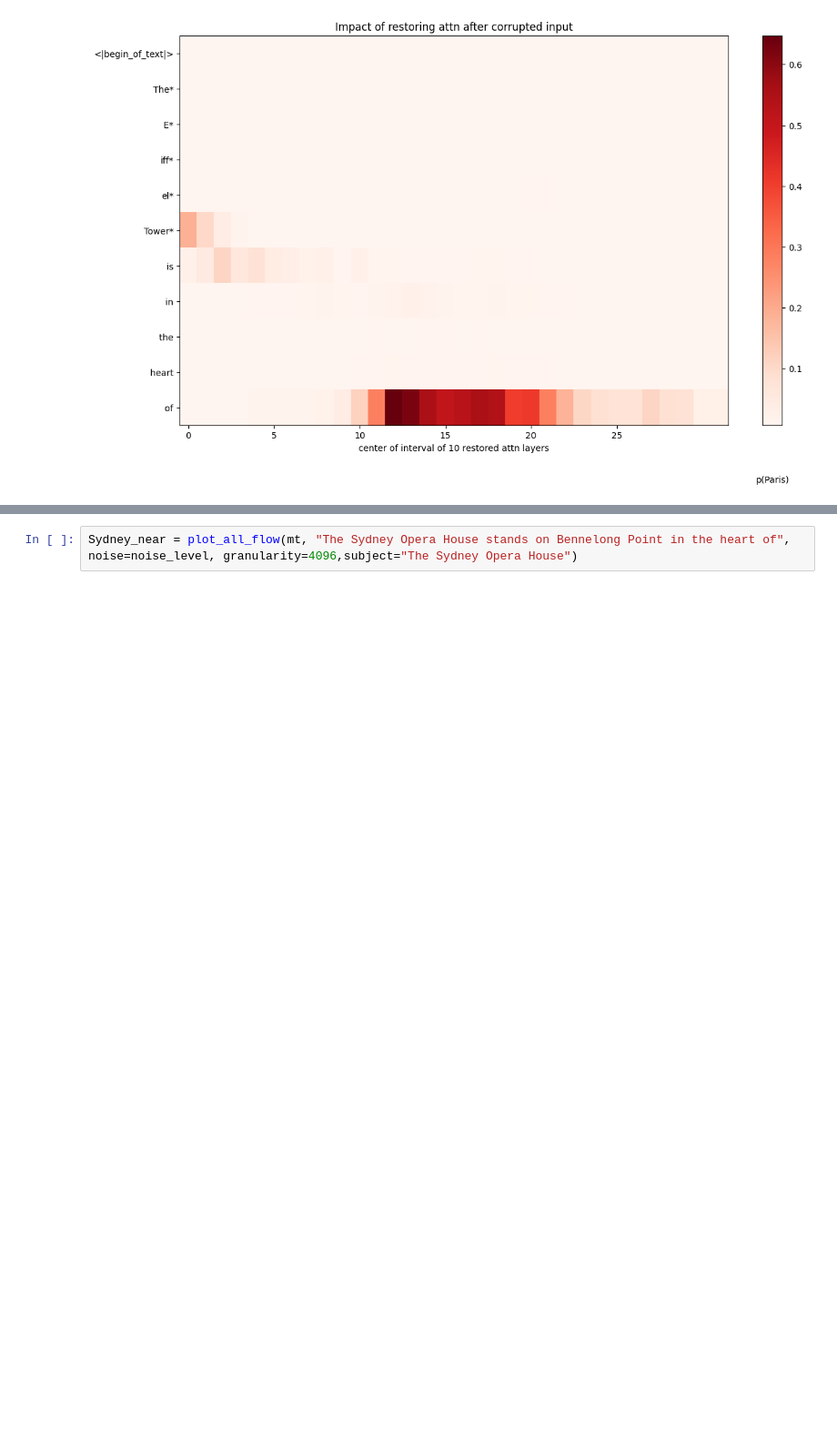
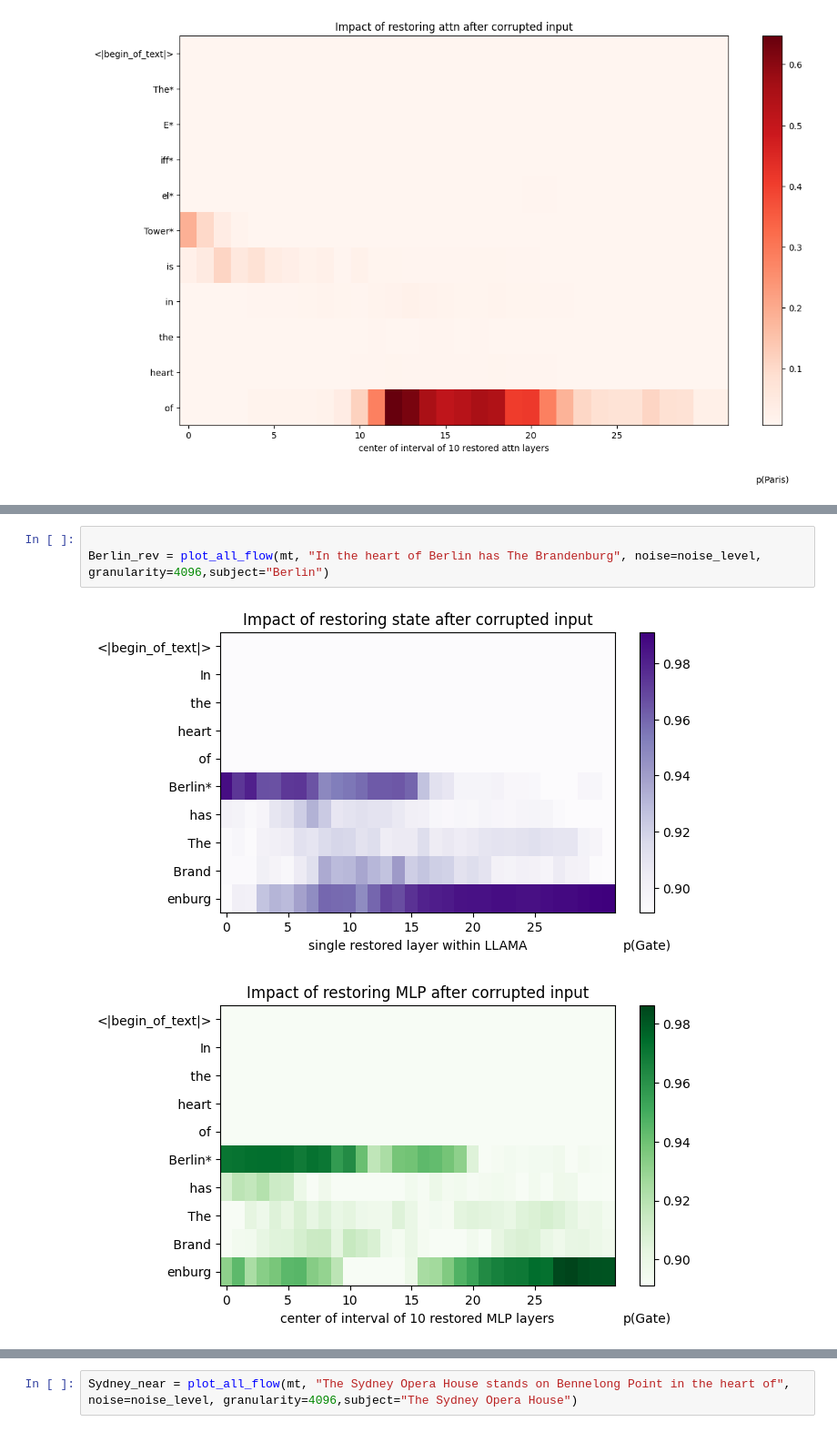
Before and after one commit to JACKPURCELL/rome, a Jupyter notebook: notebooks/validate_2_llama.ipynb, the cells around one changed output, grey strips where cells are left out. Shown at 91% size. Cells and saved outputs as stored; diff of their text form; blank space fills up the shorter version.

```diff
--- a/notebooks/validate_2_llama.ipynb
+++ b/notebooks/validate_2_llama.ipynb
@@ -328,0 +336,6 @@ Berlin = plot_all_flow(mt, "The Brandenburg Gate is in the heart of", noise=nois
+# %%
+
+Berlin_rev = plot_all_flow(mt, "In the heart of Berlin has The Brandenburg", noise=noise_level, granularity=4096,subject="Berlin")
+# %% [output]
+[figure, added]
+[figure, added]
```
Also changed, not shown: parts of 13 cells of this notebook, 1 other file.
